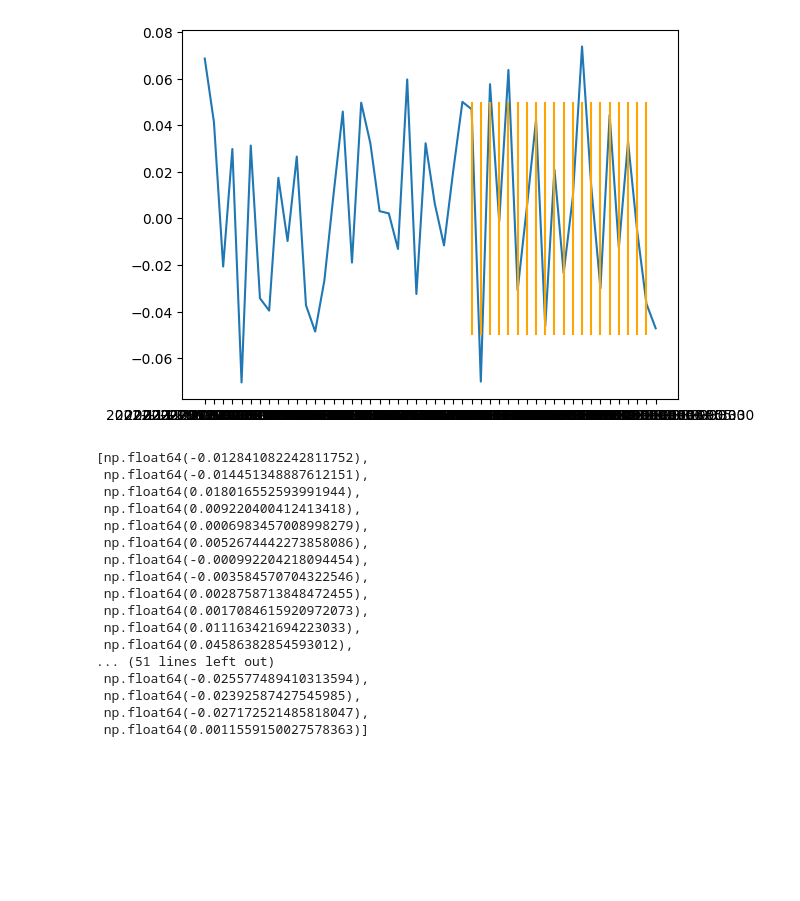
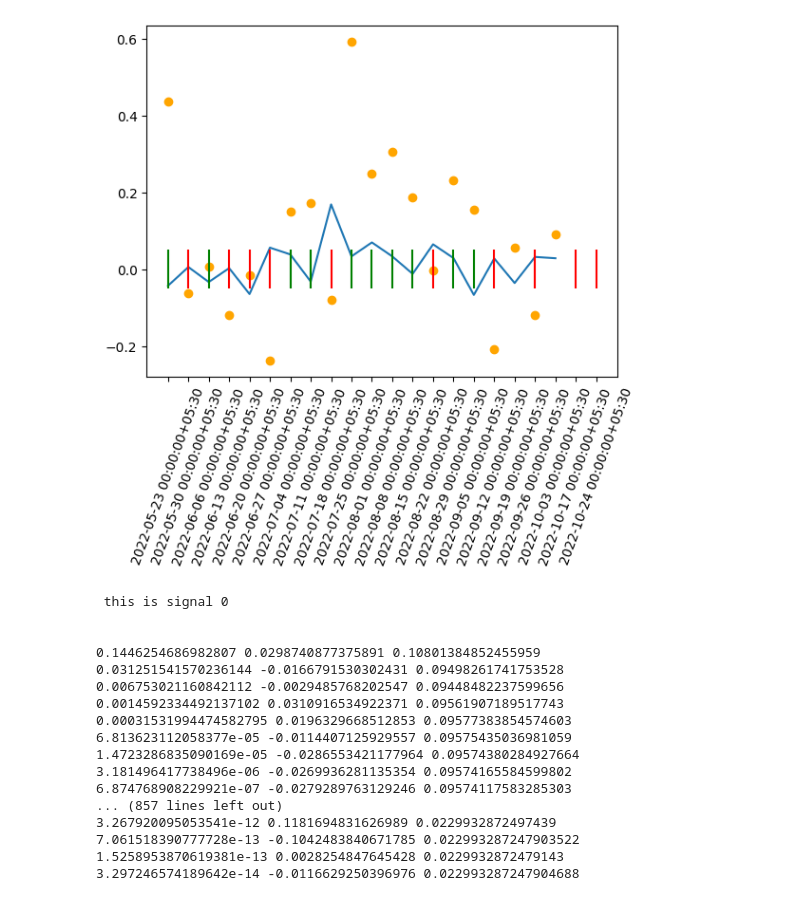
Before and after one commit to adityapentyala/markov-switching-model-trading, a Jupyter notebook: src/modelling.ipynb, the cells around one changed output. Cells and saved outputs as stored; diff of their text form; code cells hidden in the pictures; blank space fills up the shorter version.

Commit message:
idk what i did but it's working figure it out later

```diff
--- a/src/modelling.ipynb
+++ b/src/modelling.ipynb
@@ -187,7 +195,3 @@ len(train_data)
 # %%
-signals = []
-for i in range(0, len(train_data)-20):
-    signal = indicator_signal(ar_weights, np.asarray(train_data['returns'][i:i+20].reset_index(drop=True)), p=20, a=5)
-    signals.append(signal)
-signals
+signals = generate_signals(train_data, ar_weights)
 # %% [output]
@@ -211,5 +271,2 @@ signals
 # %%
-buy_dates = []
-for i in range(0, len(signals)):
-    if signals[i] > 0:
-        buy_dates.append(train_data['date'][20+i-1])
+buy_dates, sell_dates = get_action_dates(train_data, signals)
@@ -216,32 +293,25 @@ for i in range(0, len(signals)):
 # %%
-plt.figure()
-plt.plot(train_data['date'][150:], train_data['returns'][150:])
-plt.vlines(buy_dates[-20:], -0.05, 0.05, color='orange')
-plt.show()
+plot_actions(train_data, buy_dates, sell_dates, signals)
 # %% [output]
-[figure, old version]
+[figure, new version]
 # %%
-test_signals = []
-for i in range(0, len(test_data)-20):
-    t_signal = indicator_signal(ar_weights, np.asarray(train_data['returns'][i:i+20].reset_index(drop=True)), p=20, a=5)
-    test_signals.append(t_signal)
-test_signals
+test_signals = generate_signals(test_data, ar_weights)
 # %% [output]
-[np.float64(-0.012841082242811752),
- np.float64(-0.014451348887612151),
- np.float64(0.018016552593991944),
- np.float64(0.009220400412413418),
- np.float64(0.0006983457008998279),
- np.float64(0.0052674442273858086),
- np.float64(-0.000992204218094454),
- np.float64(-0.003584570704322546),
- np.float64(0.0028758713848472455),
- np.float64(0.0017084615920972073),
- np.float64(0.011163421694223033),
- np.float64(0.04586382854593012),
-... (51 lines left out)
- np.float64(-0.025577489410313594),
- np.float64(-0.02392587427545985),
- np.float64(-0.027172521485818047),
- np.float64(0.0011559150027578363)]
+ this is signal 0
+
+
+0.1446254686982807 0.0298740877375891 0.10801384852455959
+0.031251541570236144 -0.0166791530302431 0.09498261741753528
+0.006753021160842112 -0.0029485768202547 0.09448482237599656
+0.0014592334492137102 0.0310916534922371 0.09561907189517743
+0.00031531994474582795 0.0196329668512853 0.09577383854574603
+6.813623112058377e-05 -0.0114407125929557 0.09575435036981059
+1.4723286835090169e-05 -0.0286553421177964 0.09574380284927664
+3.181496417738496e-06 -0.0269936281135354 0.09574165584599802
+6.874768908229921e-07 -0.0279289763129246 0.09574117583285303
+... (857 lines left out)
+3.267920095053541e-12 0.1181694831626989 0.0229932872497439
+7.061518390777728e-13 -0.1042483840671785 0.022993287247903522
+1.5258953870619381e-13 0.0028254847645428 0.0229932872479143
+3.297246574189642e-14 -0.0116629250396976 0.022993287247904688
 # %%
```
Also changed, not shown: parts of 25 cells of this notebook, 4 other files.
